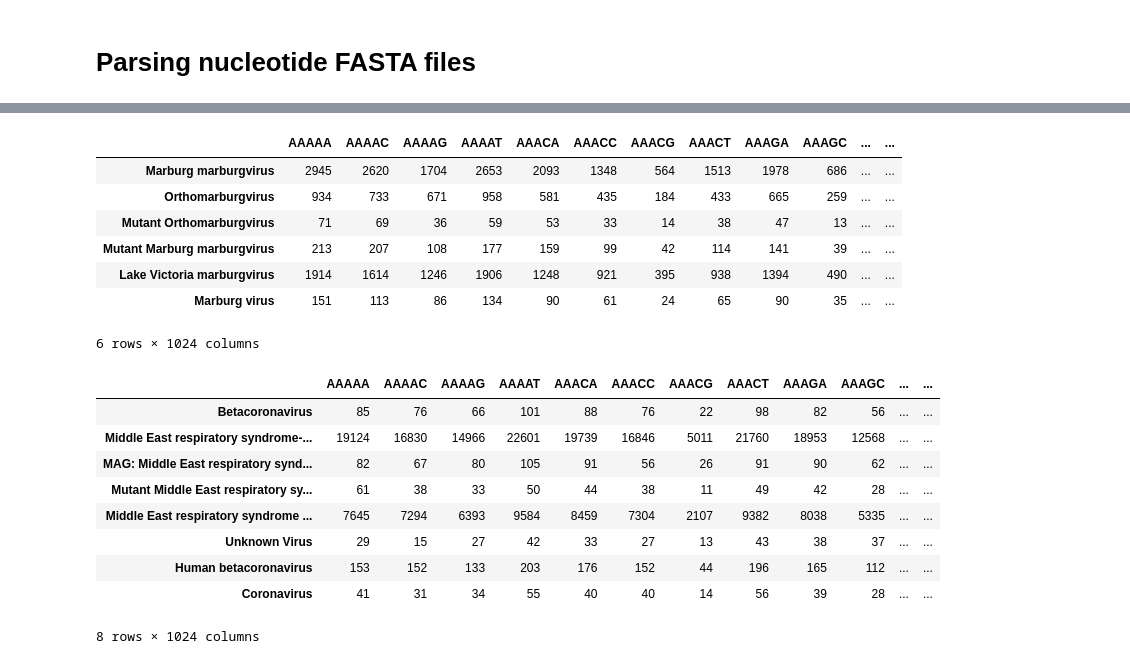
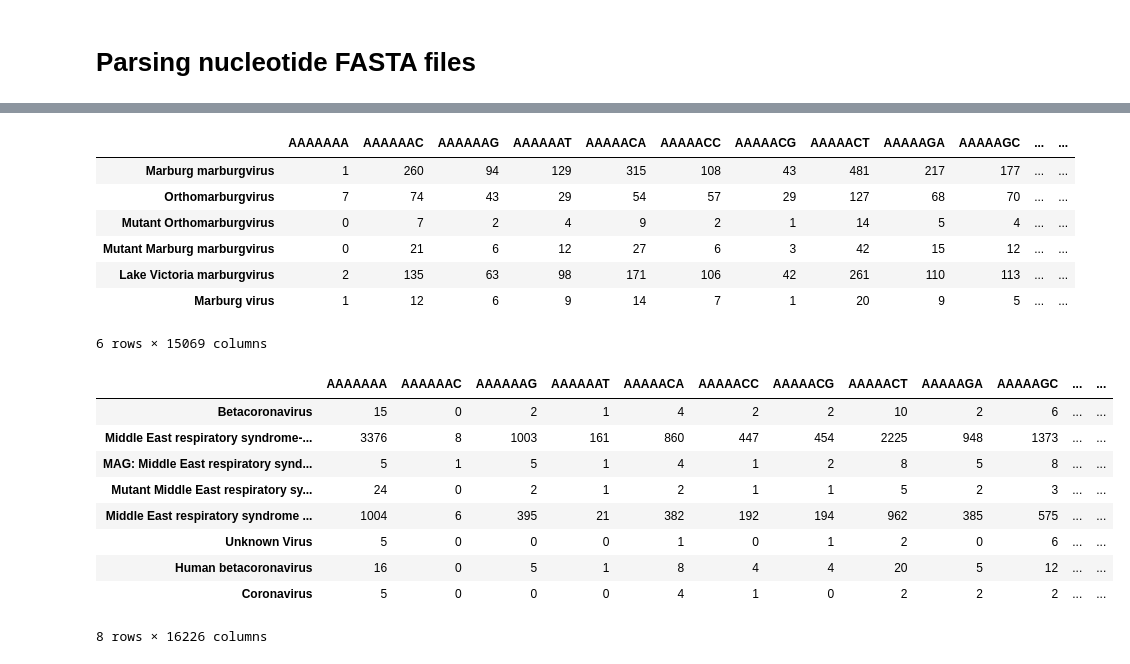
Before and after one commit to ivamilutinovic/data-mining-project, a Jupyter notebook: parsing-fasta.ipynb, the cells around one changed output, grey strips where cells are left out. Cells and saved outputs as stored; diff of their text form; code cells hidden in the pictures.

```diff
--- a/parsing-fasta.ipynb
+++ b/parsing-fasta.ipynb
@@ -198,9 +198,9 @@ def generate_ngram_matrix_nucleotide(fasta_path, n):
     return ngram_matrix
 # %%
 fasta_file = "data/ebola-nucleotide.fasta"
-n = 5
-ngram_matrix = generate_ngram_matrix_nucleotide(fasta_file, n)
-
-ngram_matrix.to_csv("csv_data/ngram_matrix_nucleotide_ebola.csv")
+ns = [3, 5, 7]
+for n in ns:
+    ngram_matrix = generate_ngram_matrix_nucleotide(fasta_file, n)
+    ngram_matrix.to_csv(f"csv_data/{n}gram_matrix_nucleotide_ebola.csv")
 ngram_matrix
 # %% [output]
@@ -238,33 +238,35 @@ Reston Ebola virus              66
 Name: AAAAA, dtype: int64
 # %%
 fasta_file = "data/marburg-nucleotide.fasta"
-n = 5
-ngram_matrix = generate_ngram_matrix_nucleotide(fasta_file, n)
-ngram_matrix.to_csv("csv_data/ngram_matrix_nucleotide_marburg.csv")
+ns = [3, 5, 7]
+for n in ns:
+    ngram_matrix = generate_ngram_matrix_nucleotide(fasta_file, n)
+    ngram_matrix.to_csv(f"csv_data/{n}gram_matrix_nucleotide_marburg.csv")
 ngram_matrix
 # %% [output]
-|  | AAAAA | AAAAC | AAAAG | AAAAT | AAACA | AAACC | AAACG | AAACT | AAAGA | AAAGC | ... | ... |
-| Marburg marburgvirus | 2945 | 2620 | 1704 | 2653 | 2093 | 1348 | 564 | 1513 | 1978 | 686 | ... | ... |
-| Orthomarburgvirus | 934 | 733 | 671 | 958 | 581 | 435 | 184 | 433 | 665 | 259 | ... | ... |
-| Mutant Orthomarburgvirus | 71 | 69 | 36 | 59 | 53 | 33 | 14 | 38 | 47 | 13 | ... | ... |
-| Mutant Marburg marburgvirus | 213 | 207 | 108 | 177 | 159 | 99 | 42 | 114 | 141 | 39 | ... | ... |
-| Lake Victoria marburgvirus | 1914 | 1614 | 1246 | 1906 | 1248 | 921 | 395 | 938 | 1394 | 490 | ... | ... |
-| Marburg virus | 151 | 113 | 86 | 134 | 90 | 61 | 24 | 65 | 90 | 35 | ... | ... |
+|  | AAAAAAA | AAAAAAC | AAAAAAG | AAAAAAT | AAAAACA | AAAAACC | AAAAACG | AAAAACT | AAAAAGA | AAAAAGC | ... | ... |
+| Marburg marburgvirus | 1 | 260 | 94 | 129 | 315 | 108 | 43 | 481 | 217 | 177 | ... | ... |
+| Orthomarburgvirus | 7 | 74 | 43 | 29 | 54 | 57 | 29 | 127 | 68 | 70 | ... | ... |
+| Mutant Orthomarburgvirus | 0 | 7 | 2 | 4 | 9 | 2 | 1 | 14 | 5 | 4 | ... | ... |
+| Mutant Marburg marburgvirus | 0 | 21 | 6 | 12 | 27 | 6 | 3 | 42 | 15 | 12 | ... | ... |
+| Lake Victoria marburgvirus | 2 | 135 | 63 | 98 | 171 | 106 | 42 | 261 | 110 | 113 | ... | ... |
+| Marburg virus | 1 | 12 | 6 | 9 | 14 | 7 | 1 | 20 | 9 | 5 | ... | ... |
-6 rows × 1024 columns
+6 rows × 15069 columns
 # %%
 fasta_file = "data/mers-nucleotide.fasta"
-n = 5
-ngram_matrix = generate_ngram_matrix_nucleotide(fasta_file, n)
-ngram_matrix.to_csv("csv_data/ngram_matrix_nucleotide_mers.csv")
+ns = [3, 5, 7]
+for n in ns:
+    ngram_matrix = generate_ngram_matrix_nucleotide(fasta_file, n)
+    ngram_matrix.to_csv(f"csv_data/{n}gram_matrix_nucleotide_mers.csv")
 ngram_matrix
 # %% [output]
-|  | AAAAA | AAAAC | AAAAG | AAAAT | AAACA | AAACC | AAACG | AAACT | AAAGA | AAAGC | ... | ... |
-| Betacoronavirus | 85 | 76 | 66 | 101 | 88 | 76 | 22 | 98 | 82 | 56 | ... | ... |
-| Middle East respiratory syndrome-... | 19124 | 16830 | 14966 | 22601 | 19739 | 16846 | 5011 | 21760 | 18953 | 12568 | ... | ... |
-| MAG: Middle East respiratory synd... | 82 | 67 | 80 | 105 | 91 | 56 | 26 | 91 | 90 | 62 | ... | ... |
-| Mutant Middle East respiratory sy... | 61 | 38 | 33 | 50 | 44 | 38 | 11 | 49 | 42 | 28 | ... | ... |
-| Middle East respiratory syndrome ... | 7645 | 7294 | 6393 | 9584 | 8459 | 7304 | 2107 | 9382 | 8038 | 5335 | ... | ... |
-| Unknown Virus | 29 | 15 | 27 | 42 | 33 | 27 | 13 | 43 | 38 | 37 | ... | ... |
-| Human betacoronavirus | 153 | 152 | 133 | 203 | 176 | 152 | 44 | 196 | 165 | 112 | ... | ... |
-| Coronavirus | 41 | 31 | 34 | 55 | 40 | 40 | 14 | 56 | 39 | 28 | ... | ... |
+|  | AAAAAAA | AAAAAAC | AAAAAAG | AAAAAAT | AAAAACA | AAAAACC | AAAAACG | AAAAACT | AAAAAGA | AAAAAGC | ... | ... |
+| Betacoronavirus | 15 | 0 | 2 | 1 | 4 | 2 | 2 | 10 | 2 | 6 | ... | ... |
+| Middle East respiratory syndrome-... | 3376 | 8 | 1003 | 161 | 860 | 447 | 454 | 2225 | 948 | 1373 | ... | ... |
+| MAG: Middle East respiratory synd... | 5 | 1 | 5 | 1 | 4 | 1 | 2 | 8 | 5 | 8 | ... | ... |
+| Mutant Middle East respiratory sy... | 24 | 0 | 2 | 1 | 2 | 1 | 1 | 5 | 2 | 3 | ... | ... |
+| Middle East respiratory syndrome ... | 1004 | 6 | 395 | 21 | 382 | 192 | 194 | 962 | 385 | 575 | ... | ... |
+| Unknown Virus | 5 | 0 | 0 | 0 | 1 | 0 | 1 | 2 | 0 | 6 | ... | ... |
+| Human betacoronavirus | 16 | 0 | 5 | 1 | 8 | 4 | 4 | 20 | 5 | 12 | ... | ... |
+| Coronavirus | 5 | 0 | 0 | 0 | 4 | 1 | 0 | 2 | 2 | 2 | ... | ... |
-8 rows × 1024 columns
+8 rows × 16226 columns
```
Also changed, not shown: parts of 1 cell of this notebook, 11 other files.
